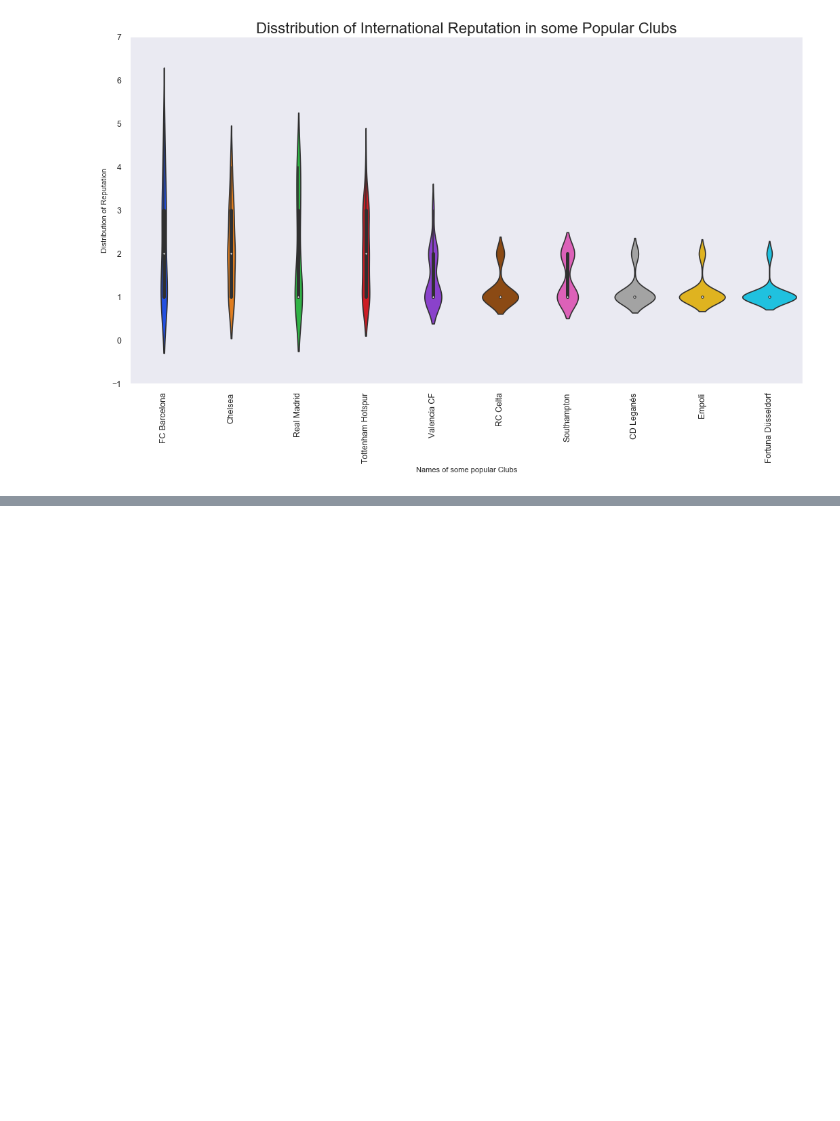
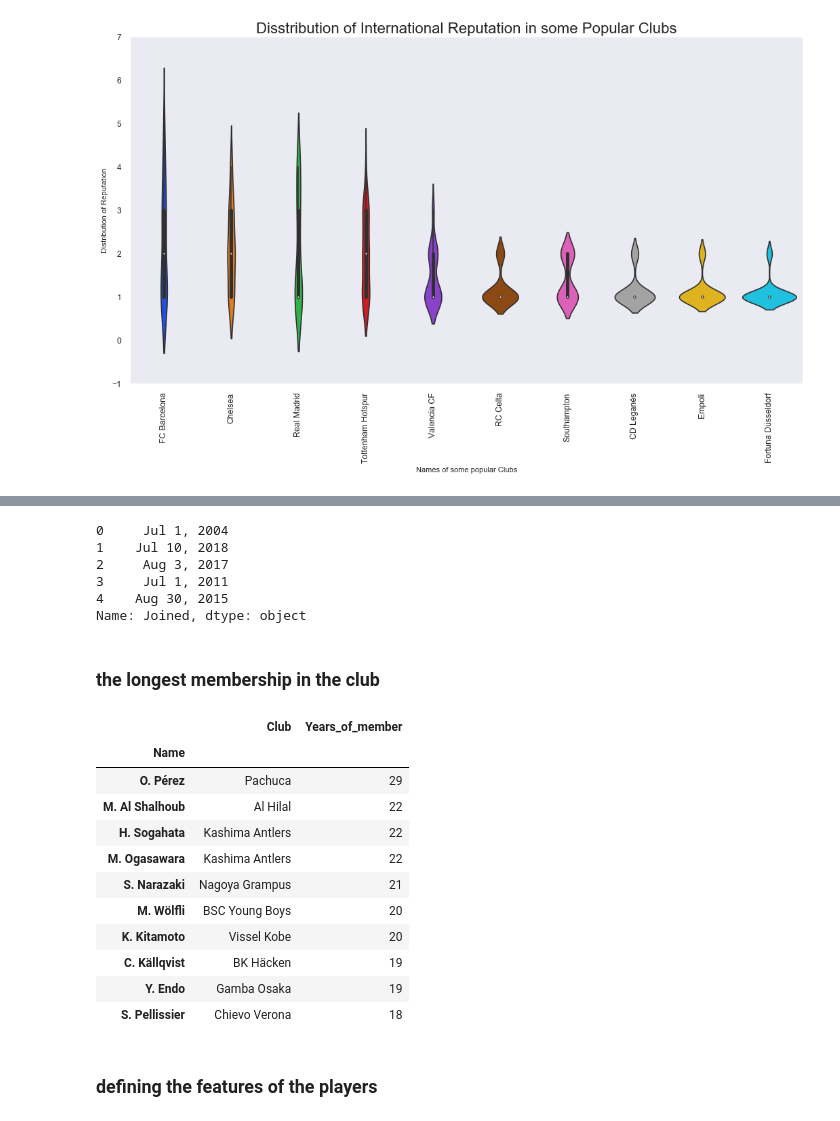
Before and after one commit to SiddarthSamdani/Fifa_Visualization, a Jupyter notebook: Fifa_Visualization.ipynb, the cells around one changed output, grey strips where cells are left out. Drawn from its saved outputs; the diff is of its cells as text; code cells hidden in the pictures; blank space fills up the shorter version.

```diff
--- a/Fifa_Visualization.ipynb
+++ b/Fifa_Visualization.ipynb
@@ -730,0 +794,39 @@ plt.show()
+# %%
+# checking the head of the joined column
+
+data['Joined'].head()
+# %% [output]
+0     Jul 1, 2004
+1    Jul 10, 2018
+2     Aug 3, 2017
+3     Jul 1, 2011
+4    Aug 30, 2015
+Name: Joined, dtype: object
+# %% [markdown]
+### the longest membership in the club
+# %%
+# The longest membership in the club
+
+import datetime
+
+now = datetime.datetime.now()
+data['Join_year'] = data.Joined.dropna().map(lambda x: x.split(',')[1].split(' ')[1])
+data['Years_of_member'] = (data.Join_year.dropna().map(lambda x: now.year - int(x))).astype('int')
+membership = data[['Name', 'Club', 'Years_of_member']].sort_values(by = 'Years_of_member', ascending = False).head(10)
+membership.set_index('Name', inplace=True)
+membership
+# %% [output]
+|  | Club | Years_of_member |
+| Name |  |  |
+| O. Pérez | Pachuca | 29 |
+| M. Al Shalhoub | Al Hilal | 22 |
+| H. Sogahata | Kashima Antlers | 22 |
+| M. Ogasawara | Kashima Antlers | 22 |
+| S. Narazaki | Nagoya Grampus | 21 |
+| M. Wölfli | BSC Young Boys | 20 |
+| K. Kitamoto | Vissel Kobe | 20 |
+| C. Källqvist | BK Häcken | 19 |
+| Y. Endo | Gamba Osaka | 19 |
+| S. Pellissier | Chievo Verona | 18 |
+# %% [markdown]
+### defining the features of the players
```
Also changed, not shown: parts of 9 cells of this notebook.
